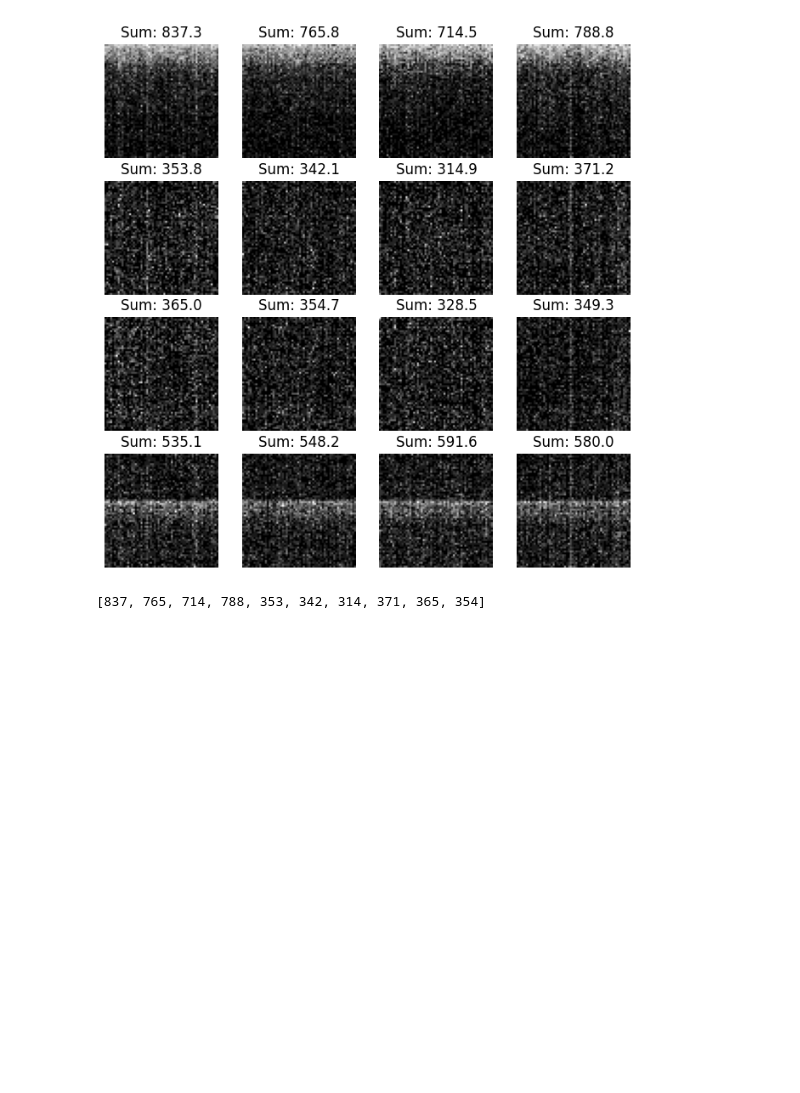
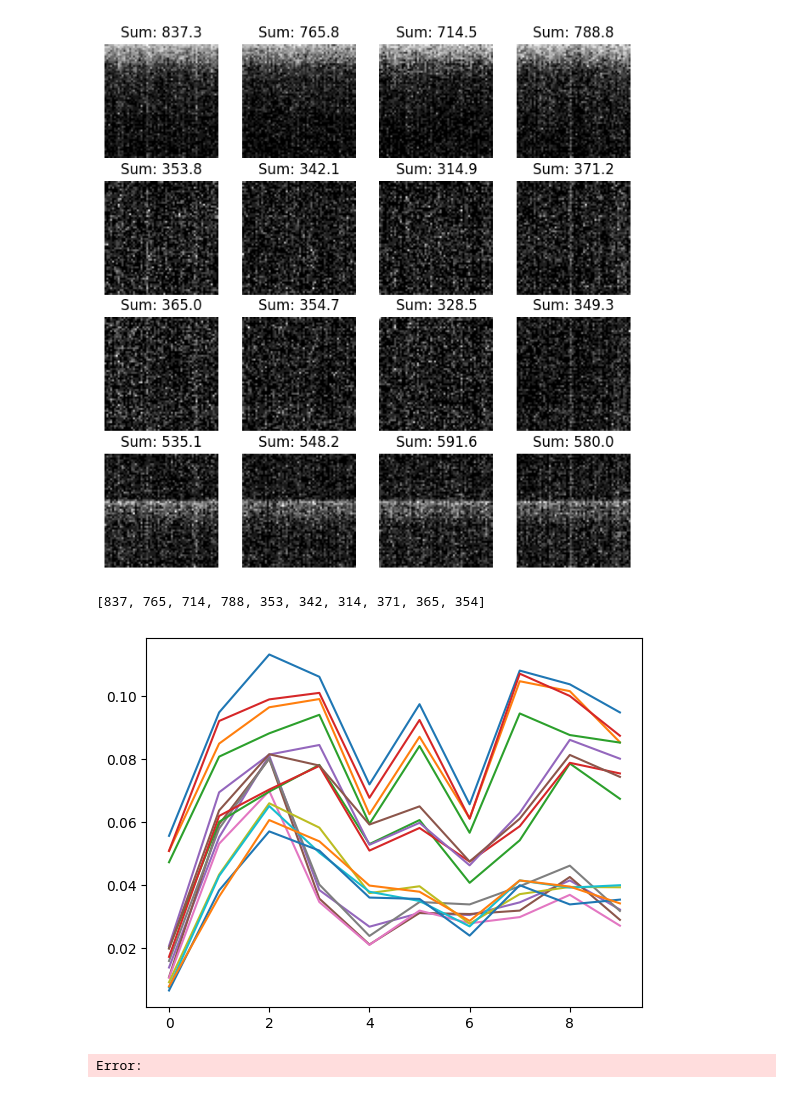
Before and after one commit to tsopeter/VM_NES_Training, a Jupyter notebook: noise/Noise.ipynb, the cells around one changed output. Cells and saved outputs as stored; diff of their text form; code cells hidden in the pictures; blank space fills up the shorter version.

```diff
--- a/noise/Noise.ipynb
+++ b/noise/Noise.ipynb
@@ -51,5 +51,13 @@ for i in range(10):
     imgs.append(cv2.imread(f"00{i}.bmp",cv2.IMREAD_GRAYSCALE))
 
 qt = [
-    get_quads(i)[0] for i in imgs
+    get_quads(i) for i in imgs
 ]
+qt = np.array(qt)
+qt = np.sum(qt, axis=(2,3))
+# %%
+plt.plot(100*qt/(255*(60*60)))
+plt.show()
+# %% [output]
+[figure, added]
+Error:
```
Also changed, not shown: 1 other file.
